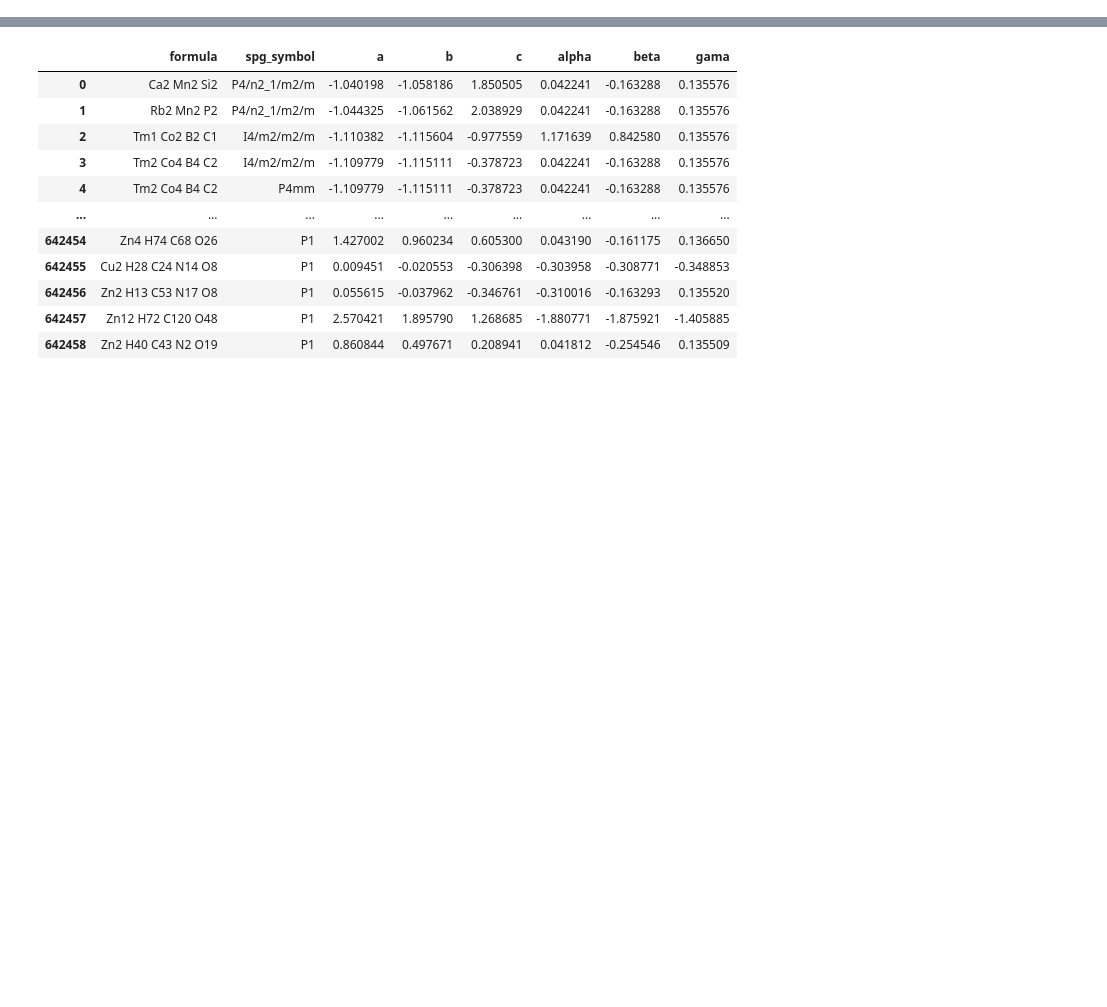
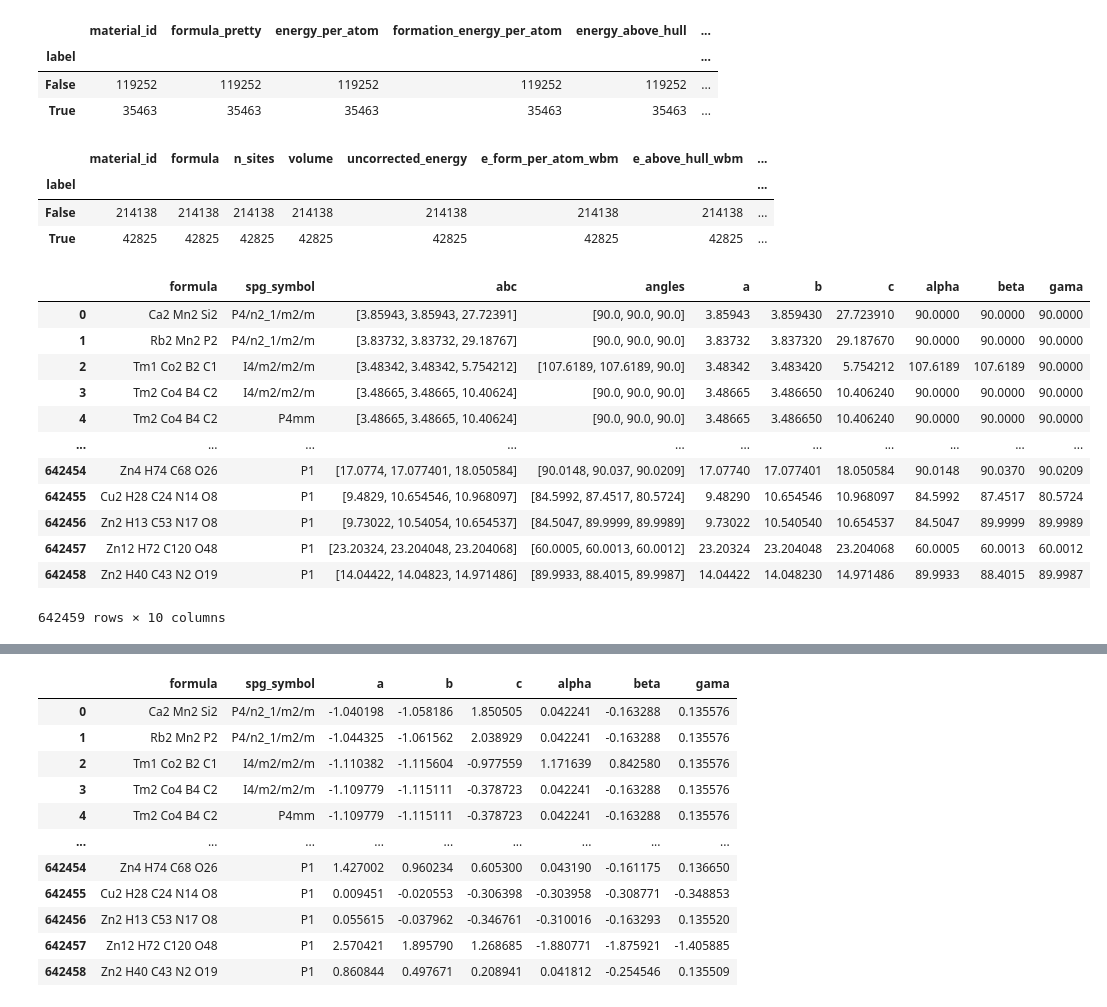
Before and after one commit to hongshuh/MatInFormer, a Jupyter notebook: test.ipynb, the cells around one changed output, grey strips where cells are left out. Drawn from its saved outputs; the diff is of its cells as text; code cells hidden in the pictures; blank space fills up the shorter version.

```diff
--- a/test.ipynb
+++ b/test.ipynb
@@ -3,0 +169,15 @@ from sgt.utils_wren import get_aflow_label_from_spg_analyzer,get_aflow_label_fro
+# %%
+mb.groupby('label').count()
+# %% [output]
+|  | material_id | formula_pretty | energy_per_atom | formation_energy_per_atom | energy_above_hull | ... |
+| label |  |  |  |  |  | ... |
+| False | 119252 | 119252 | 119252 | 119252 | 119252 | ... |
+| True | 35463 | 35463 | 35463 | 35463 | 35463 | ... |
+# %%
+wbm = pd.read_csv('./data/wbm.csv')
+wbm.groupby('label').count()
+# %% [output]
+|  | material_id | formula | n_sites | volume | uncorrected_energy | e_form_per_atom_wbm | e_above_hull_wbm | ... |
+| label |  |  |  |  |  |  |  | ... |
+| False | 214138 | 214138 | 214138 | 214138 | 214138 | 214138 | 214138 | ... |
+| True | 42825 | 42825 | 42825 | 42825 | 42825 | 42825 | 42825 | ... |
@@ -3,0 +204,17 @@ from sgt.utils_wren import get_aflow_label_from_spg_analyzer,get_aflow_label_fro
+# %%
+combined = pd.read_csv('pretrain_data/clean_unique_combied_all.csv')
+combined
+# %% [output]
+|  | formula | spg_symbol | abc | angles | a | b | c | alpha | beta | gama |
+| 0 | Ca2 Mn2 Si2 | P4/n2_1/m2/m | [3.85943, 3.85943, 27.72391] | [90.0, 90.0, 90.0] | 3.85943 | 3.859430 | 27.723910 | 90.0000 | 90.0000 | 90.0000 |
+| 1 | Rb2 Mn2 P2 | P4/n2_1/m2/m | [3.83732, 3.83732, 29.18767] | [90.0, 90.0, 90.0] | 3.83732 | 3.837320 | 29.187670 | 90.0000 | 90.0000 | 90.0000 |
+| 2 | Tm1 Co2 B2 C1 | I4/m2/m2/m | [3.48342, 3.48342, 5.754212] | [107.6189, 107.6189, 90.0] | 3.48342 | 3.483420 | 5.754212 | 107.6189 | 107.6189 | 90.0000 |
+| 3 | Tm2 Co4 B4 C2 | I4/m2/m2/m | [3.48665, 3.48665, 10.40624] | [90.0, 90.0, 90.0] | 3.48665 | 3.486650 | 10.406240 | 90.0000 | 90.0000 | 90.0000 |
+| 4 | Tm2 Co4 B4 C2 | P4mm | [3.48665, 3.48665, 10.40624] | [90.0, 90.0, 90.0] | 3.48665 | 3.486650 | 10.406240 | 90.0000 | 90.0000 | 90.0000 |
+| ... | ... | ... | ... | ... | ... | ... | ... | ... | ... | ... |
+| 642454 | Zn4 H74 C68 O26 | P1 | [17.0774, 17.077401, 18.050584] | [90.0148, 90.037, 90.0209] | 17.07740 | 17.077401 | 18.050584 | 90.0148 | 90.0370 | 90.0209 |
+| 642455 | Cu2 H28 C24 N14 O8 | P1 | [9.4829, 10.654546, 10.968097] | [84.5992, 87.4517, 80.5724] | 9.48290 | 10.654546 | 10.968097 | 84.5992 | 87.4517 | 80.5724 |
+| 642456 | Zn2 H13 C53 N17 O8 | P1 | [9.73022, 10.54054, 10.654537] | [84.5047, 89.9999, 89.9989] | 9.73022 | 10.540540 | 10.654537 | 84.5047 | 89.9999 | 89.9989 |
+| 642457 | Zn12 H72 C120 O48 | P1 | [23.20324, 23.204048, 23.204068] | [60.0005, 60.0013, 60.0012] | 23.20324 | 23.204048 | 23.204068 | 60.0005 | 60.0013 | 60.0012 |
+| 642458 | Zn2 H40 C43 N2 O19 | P1 | [14.04422, 14.04823, 14.971486] | [89.9933, 88.4015, 89.9987] | 14.04422 | 14.048230 | 14.971486 | 89.9933 | 88.4015 | 89.9987 |
+642459 rows × 10 columns
```
Also changed, not shown: parts of 25 cells of this notebook, 10 other files.
